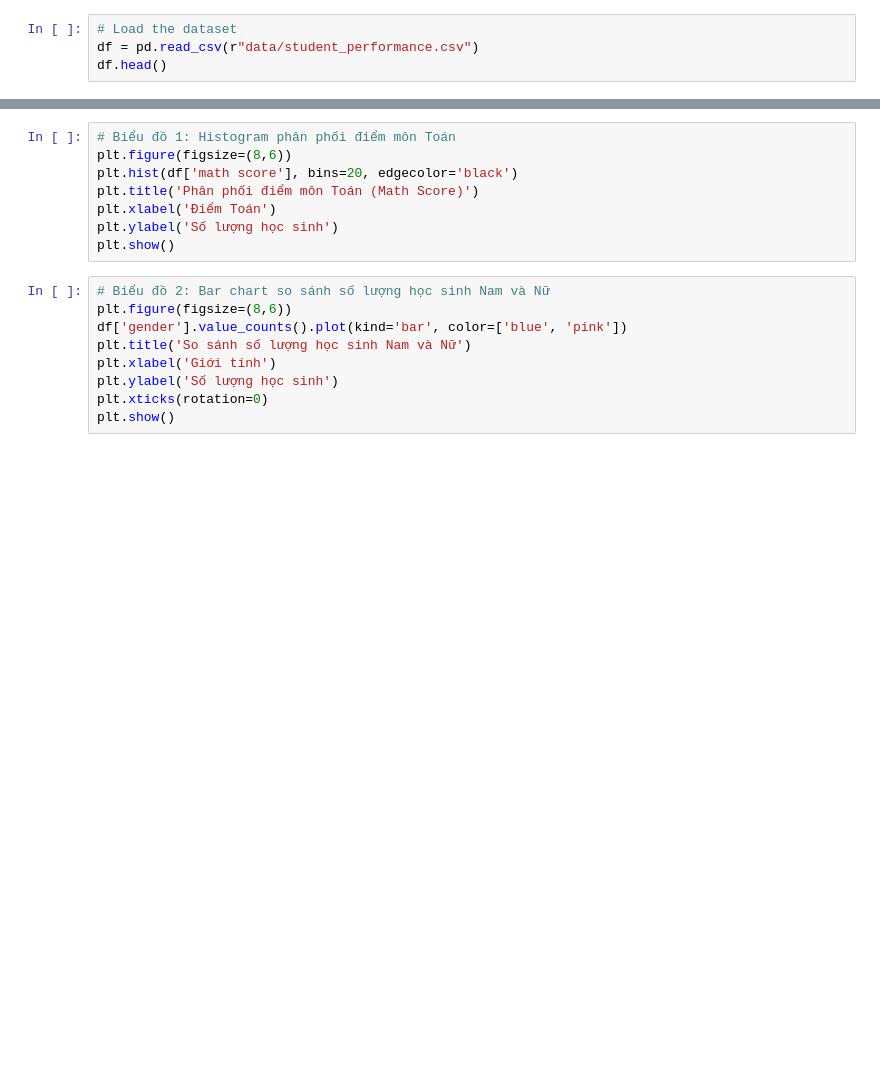
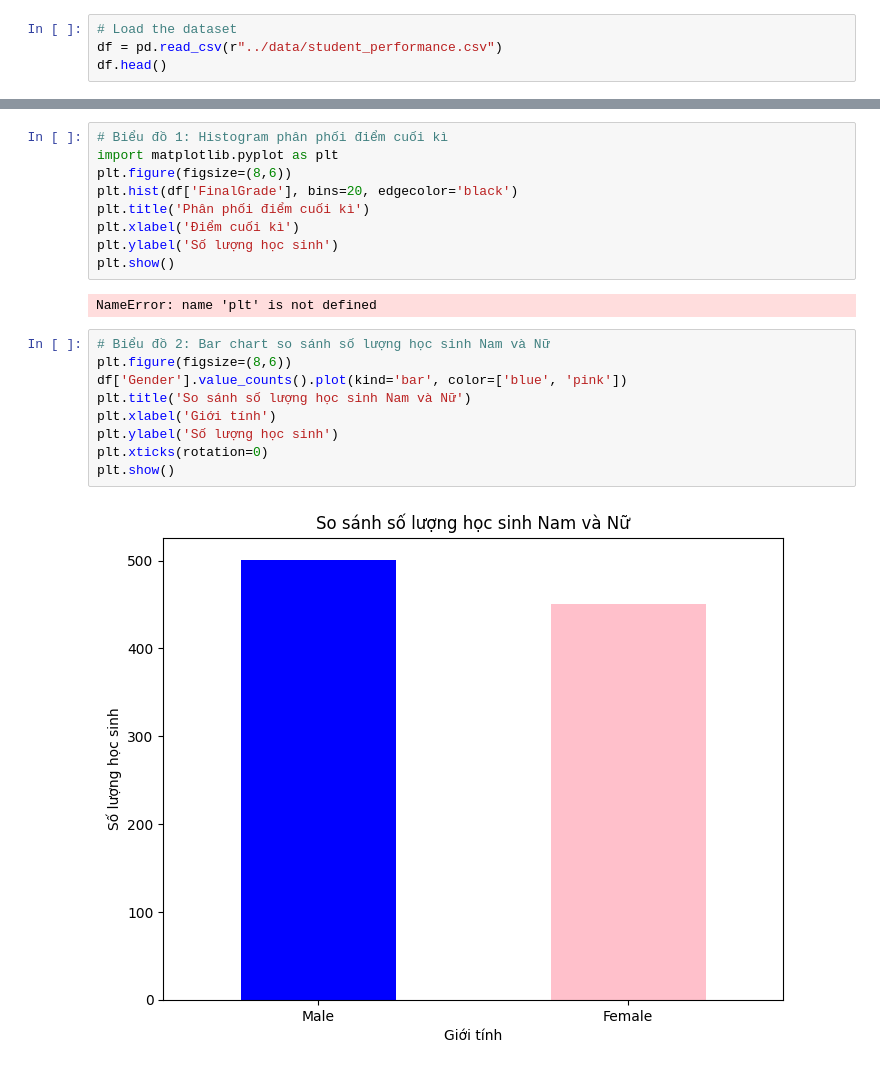
Before and after one commit to vonhu2875/-Student-Performance-Prediction-Classification-, a Jupyter notebook: notebooks/student_performance.ipynb, the cells around one changed output, grey strips where cells are left out. Drawn from its saved outputs; the diff is of its cells as text; blank space fills up the shorter version.

```diff
--- a/notebooks/student_performance.ipynb
+++ b/notebooks/student_performance.ipynb
@@ -5,4 +7,4 @@ import matplotlib.pyplot as plt
 # %%
 # Load the dataset
-df = pd.read_csv(r"data/student_performance.csv")
+df = pd.read_csv(r"../data/student_performance.csv")
 df.head()
@@ -9,20 +18,25 @@ df.head()
 # %%
-# Biểu đồ 1: Histogram phân phối điểm môn Toán
+# Biểu đồ 1: Histogram phân phối điểm cuối kì
+import matplotlib.pyplot as plt
 plt.figure(figsize=(8,6))
-plt.hist(df['math score'], bins=20, edgecolor='black')
-plt.title('Phân phối điểm môn Toán (Math Score)')
-plt.xlabel('Điểm Toán')
+plt.hist(df['FinalGrade'], bins=20, edgecolor='black')
+plt.title('Phân phối điểm cuối kì')
+plt.xlabel('Điểm cuối kì')
 plt.ylabel('Số lượng học sinh')
 plt.show()
+# %% [output]
+NameError: name 'plt' is not defined
 # %%
 # Biểu đồ 2: Bar chart so sánh số lượng học sinh Nam và Nữ
 plt.figure(figsize=(8,6))
-df['gender'].value_counts().plot(kind='bar', color=['blue', 'pink'])
+df['Gender'].value_counts().plot(kind='bar', color=['blue', 'pink'])
 plt.title('So sánh số lượng học sinh Nam và Nữ')
 plt.xlabel('Giới tính')
 plt.ylabel('Số lượng học sinh')
 plt.xticks(rotation=0)
 plt.show()
+# %% [output]
+[figure, added]
 # %%
 # Biểu đồ 3: Boxplot so sánh điểm Toán giữa Nam và Nữ
 plt.figure(figsize=(8,6))
```
Also changed, not shown: parts of 3 cells of this notebook.
